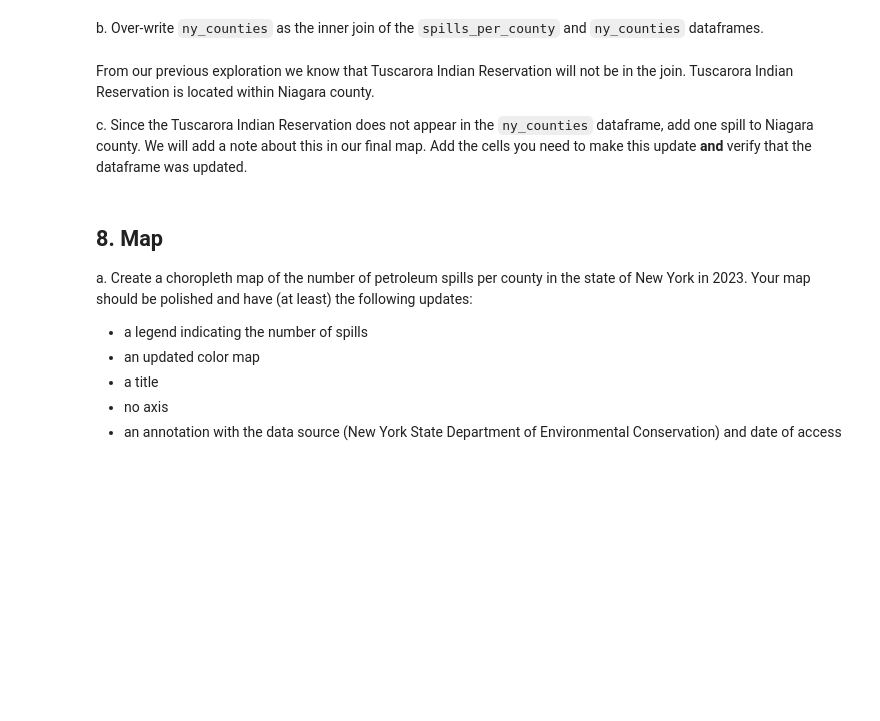
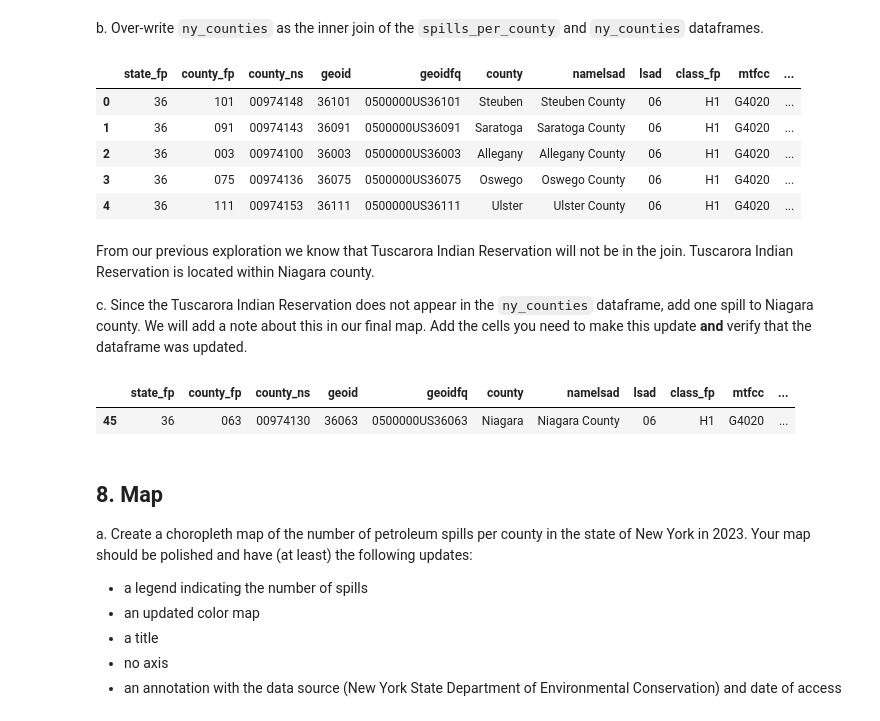
Before and after one commit to vedikaS-byte/eds220-hwk3, a Jupyter notebook: hwk3-task1-spills.ipynb, the cells around one changed output. Drawn from its saved outputs; the diff is of its cells as text; code cells hidden in the pictures; blank space fills up the shorter version.

Commit message:
Performed a merge (inner join) and added an additional oil spill to Niagara County.

```diff
--- a/hwk3-task1-spills.ipynb
+++ b/hwk3-task1-spills.ipynb
@@ -510,3 +510,12 @@ spills_per_county.loc[spills_per_county.county == "St. Lawrence",]
 In the following cells:
 
 a. Use this cell to make any other updates needed for making an inner join of the `spills_per_county` and `ny_counties`.
+# %%
+# Rename or convert
+print(ny_counties.info())
+
+# rename name to county in ny_counties
+ny_counties = ny_counties.rename(columns = {"name": "county"})
+ny_counties.columns
+
+print(spills_per_county.info())
@@ -513,10 +540,29 @@ a. Use this cell to make any other updates needed for making an inner join of th
 # %% [markdown]
 b. Over-write `ny_counties` as the  inner join of the `spills_per_county` and `ny_counties` dataframes.
+# %%
+ny_counties = pd.merge(ny_counties, spills_per_county, how = "inner", on = "county")
+ny_counties.head()
+# %% [output]
+|  | state_fp | county_fp | county_ns | geoid | geoidfq | county | namelsad | lsad | class_fp | mtfcc | ... |
+| 0 | 36 | 101 | 00974148 | 36101 | 0500000US36101 | Steuben | Steuben County | 06 | H1 | G4020 | ... |
+| 1 | 36 | 091 | 00974143 | 36091 | 0500000US36091 | Saratoga | Saratoga County | 06 | H1 | G4020 | ... |
+| 2 | 36 | 003 | 00974100 | 36003 | 0500000US36003 | Allegany | Allegany County | 06 | H1 | G4020 | ... |
+| 3 | 36 | 075 | 00974136 | 36075 | 0500000US36075 | Oswego | Oswego County | 06 | H1 | G4020 | ... |
+| 4 | 36 | 111 | 00974153 | 36111 | 0500000US36111 | Ulster | Ulster County | 06 | H1 | G4020 | ... |
 # %% [markdown]
 
 From our previous exploration we know that Tuscarora Indian Reservation will not be in the join. Tuscarora Indian Reservation is located within Niagara county.
 
 c. Since the Tuscarora Indian Reservation does not appear in the `ny_counties` dataframe, add one spill to Niagara county. We will add a note about this in our final map. Add the cells you need to make this update **and** verify that the dataframe was updated.
+# %%
+# Add an additional spill to Niagara County to account for absence of Tuscarora Indian Reservation
+ny_counties.loc[ny_counties.county == "Niagara", "n_spills"] += 1
+
+# Double check "n_spills" for Niagara County changed from 88 to 89 spills
+ny_counties.loc[ny_counties.county == "Niagara"]
+# %% [output]
+|  | state_fp | county_fp | county_ns | geoid | geoidfq | county | namelsad | lsad | class_fp | mtfcc | ... |
+| 45 | 36 | 063 | 00974130 | 36063 | 0500000US36063 | Niagara | Niagara County | 06 | H1 | G4020 | ... |
 # %% [markdown]
 ## 8. Map
 a. Create a choropleth map of the number of petroleum spills per county in the state of New York in 2023.
```
Also changed, not shown: parts of 1 cell of this notebook.
